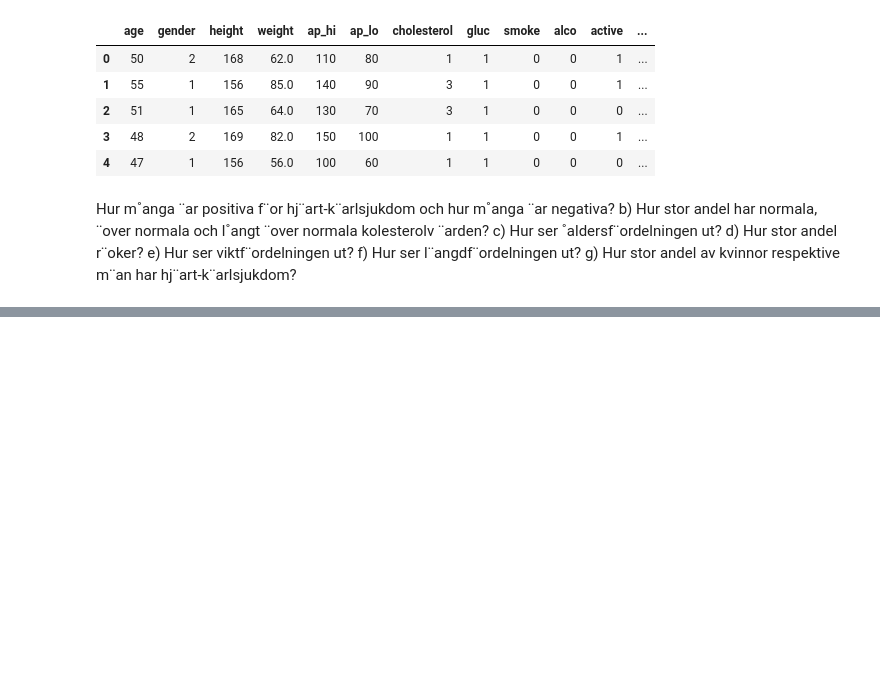
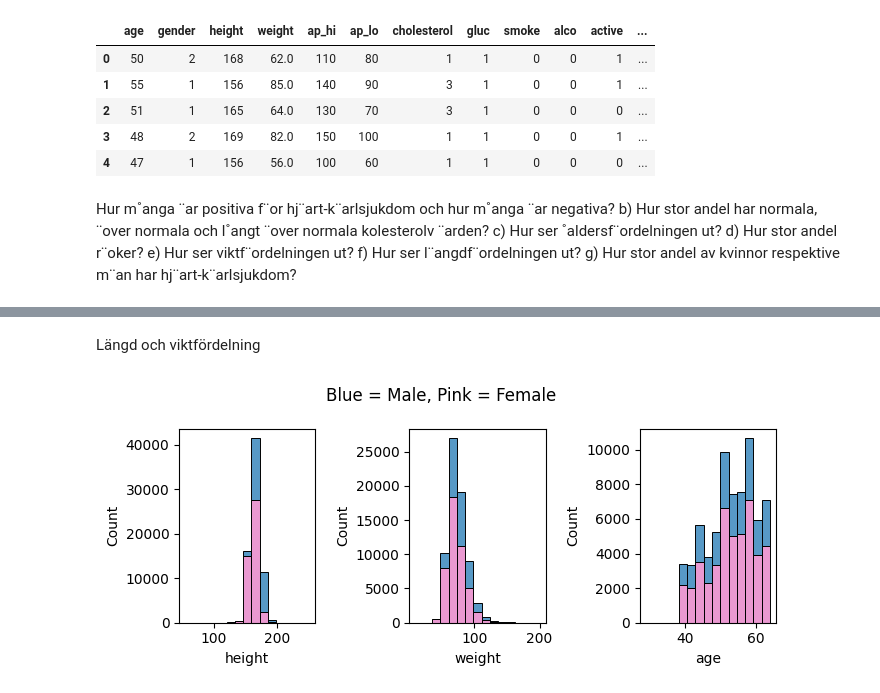
Before and after one commit to Crudeerz/ML-Rasmus-Berghall, a Jupyter notebook: Laboration/code/ml_report.ipynb, the cells around one changed output, grey strips where cells are left out. Cells and saved outputs as stored; diff of their text form; code cells hidden in the pictures; blank space fills up the shorter version.

```diff
--- a/Laboration/code/ml_report.ipynb
+++ b/Laboration/code/ml_report.ipynb
@@ -84,0 +66,15 @@ fig.tight_layout()
+# %% [markdown]
+Längd och viktfördelning
+# %%
+fig, axs = plt.subplots(1,3, figsize=(7,3))
+cols_histplot = ["height", "weight", "age"]
+
+for i, col in enumerate(cols_histplot):
+    sns.histplot(ax=axs[i], data=df_renamed, x=col, hue="gender", palette=[blue,pink], bins=15, legend=None, multiple="stack")
+
+fig.suptitle("Blue = Male, Pink = Female")
+fig.tight_layout()
+
+plt.savefig("../visualizations/h-w-a_distribution.png")
+# %% [output]
+[figure, added]
```
Also changed, not shown: parts of 4 cells of this notebook, 4 other files.
